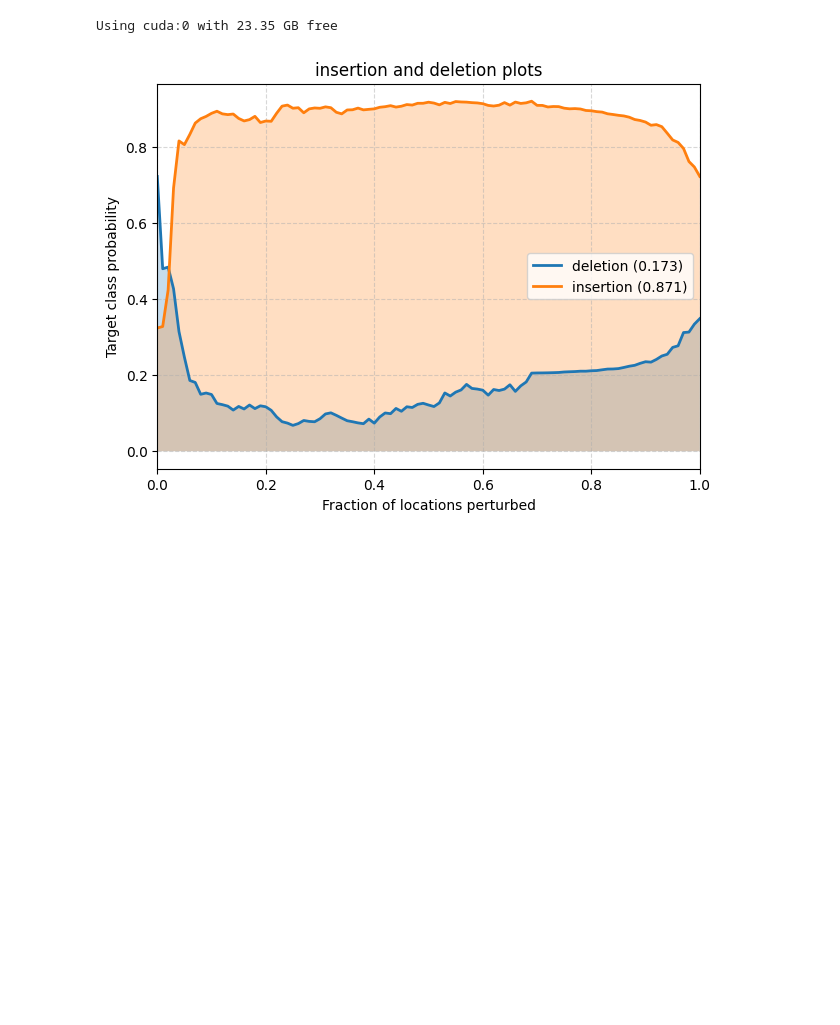
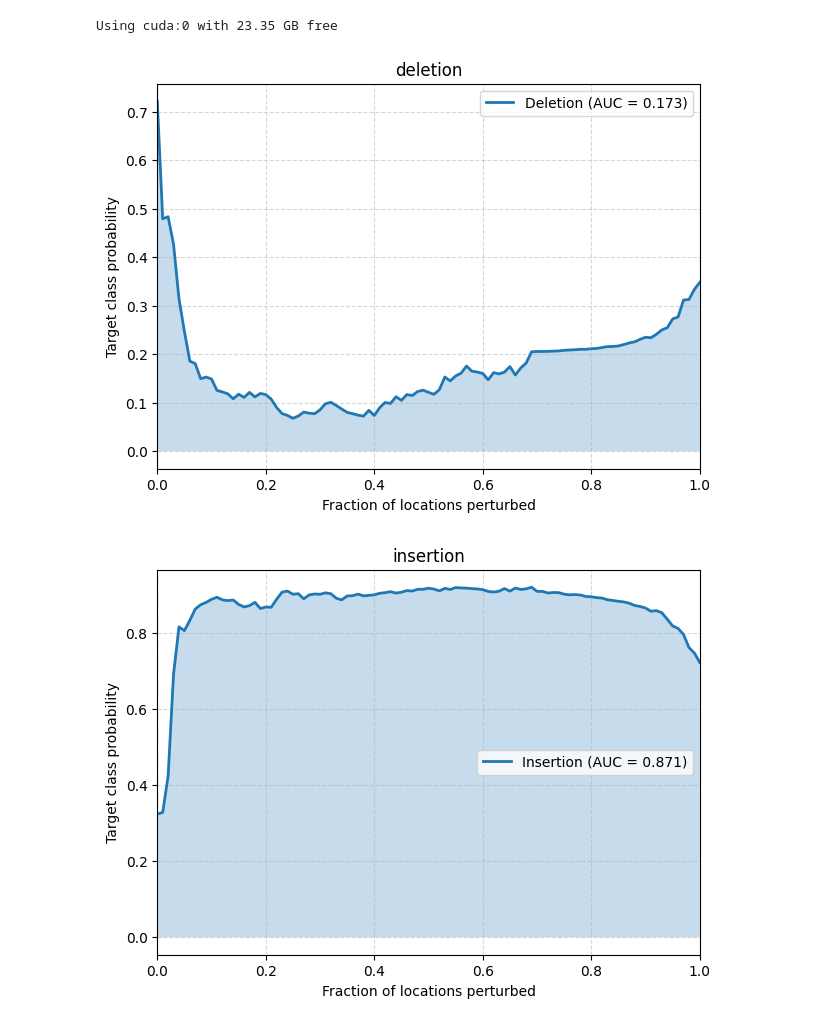
Before and after one commit to maxim-pre/violence-detection-dissertation, a Jupyter notebook: notebooks/11-insertion_deletion_AUC.ipynb, the cells around one changed output. Cells and saved outputs as stored; diff of their text form; code cells hidden in the pictures; blank space fills up the shorter version.

```diff
--- a/notebooks/11-insertion_deletion_AUC.ipynb
+++ b/notebooks/11-insertion_deletion_AUC.ipynb
@@ -72,17 +72,11 @@ labels = ["deletion", "insertion"]
 # %%
 for label, result in zip(labels, results):
 
     fig, ax = plt.subplots(figsize=(7,5))
-
-    AUC_TEST.plot_auc_curve(
-        result,
-        ax=ax,
-        label=f"{label} ({result['auc']:.3f})",
-    )
-
+    AUC_TEST.plot_auc_curve(result, ax=ax)
     ax.set_title(label)
     ax.legend()
-
     plt.show()
 # %% [output]
-[figure, old version]
+[figure, new version]
+[figure, added]
```
Also changed, not shown: 4 other files.
